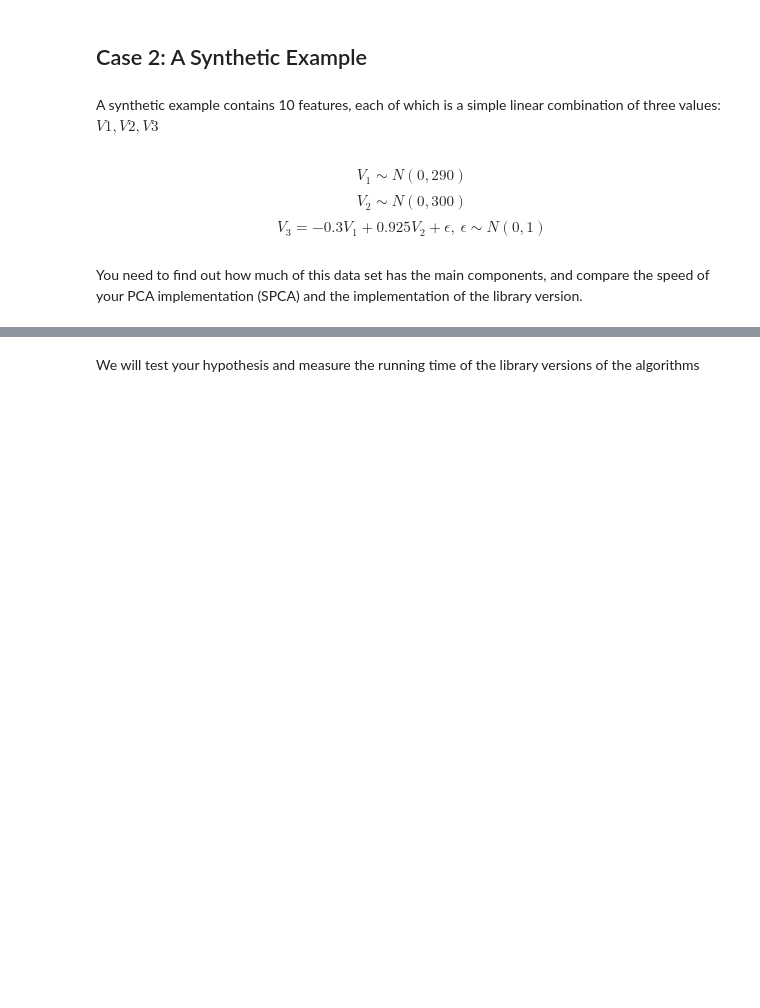
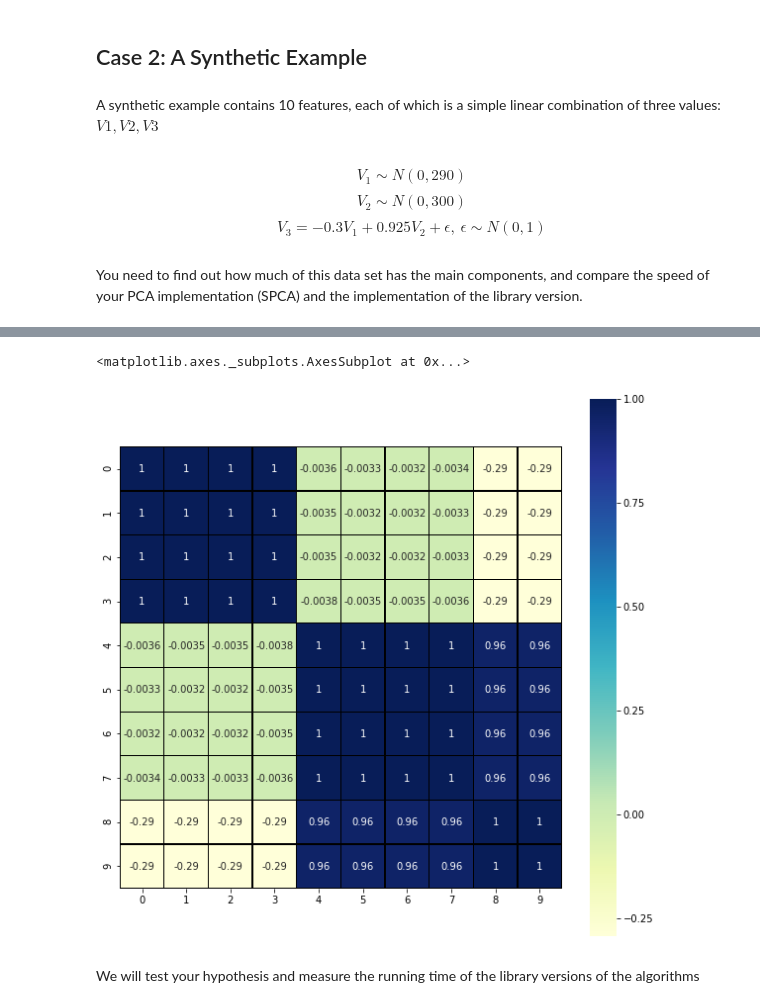
Before and after one commit to YoussefYN/inno_hdda_fall, a Jupyter notebook: assignments/ha1/HA1.ipynb, the cells around one changed output, grey strips where cells are left out. Saved outputs shown, nothing was run; the diff lists cells and outputs as text; code cells hidden in the pictures; blank space fills up the shorter version.

```diff
--- a/assignments/ha1/HA1.ipynb
+++ b/assignments/ha1/HA1.ipynb
@@ -217,4 +217,4 @@ import matplotlib.pyplot as plt
 # %%
 # The first column contains numbers, so we'll drop it away
 
-df = pd.read_csv("./synthetic.csv").drop(['Unnamed: 0'], axis=1)
+df = pd.read_csv("assignments/ha1/synthetic.csv").drop(['Unnamed: 0'], axis=1)
@@ -223,9 +243,16 @@ df.describe()
 # %%
 # Do not forget to use the scaling
-X_std = StandardScaler().fit_transform(df.values)
+X_std = pd.DataFrame(StandardScaler().fit_transform(df.values))
 
 # Determine the number of main components.
+plt.figure(figsize=(10, 10))
+sns.heatmap(X_std.astype(float).corr(),
+            linewidths=0.25, vmax=1.0, square=True,
+            cmap="YlGnBu", linecolor='black', annot=True)
 # YOUR CODE HERE
+# %% [output]
+<matplotlib.axes._subplots.AxesSubplot at 0x...>
+[figure, added]
 # %%
 # Check the covariation matrix by using sns.heatmap(...) (optionally)
 # YOUR CODE HERE
```
Also changed, not shown: parts of 28 cells of this notebook.
